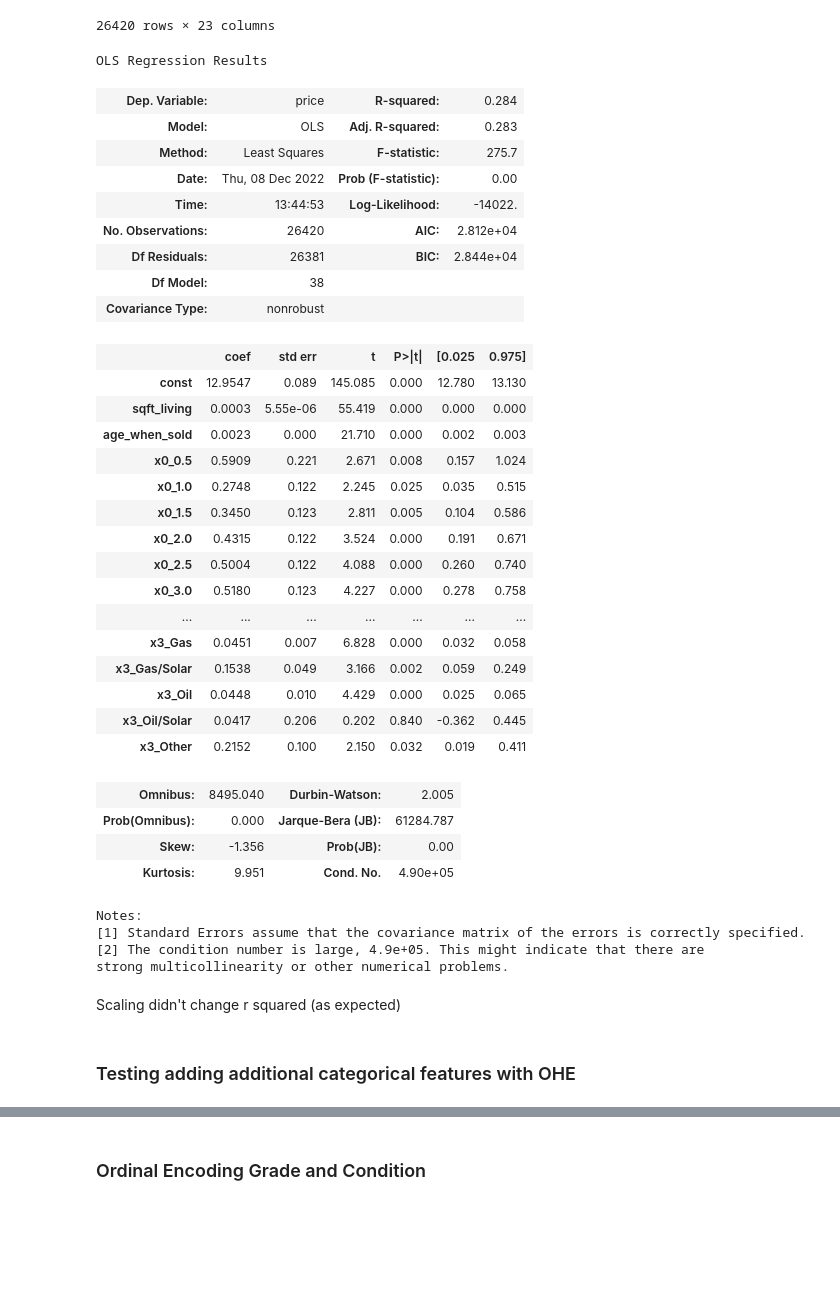
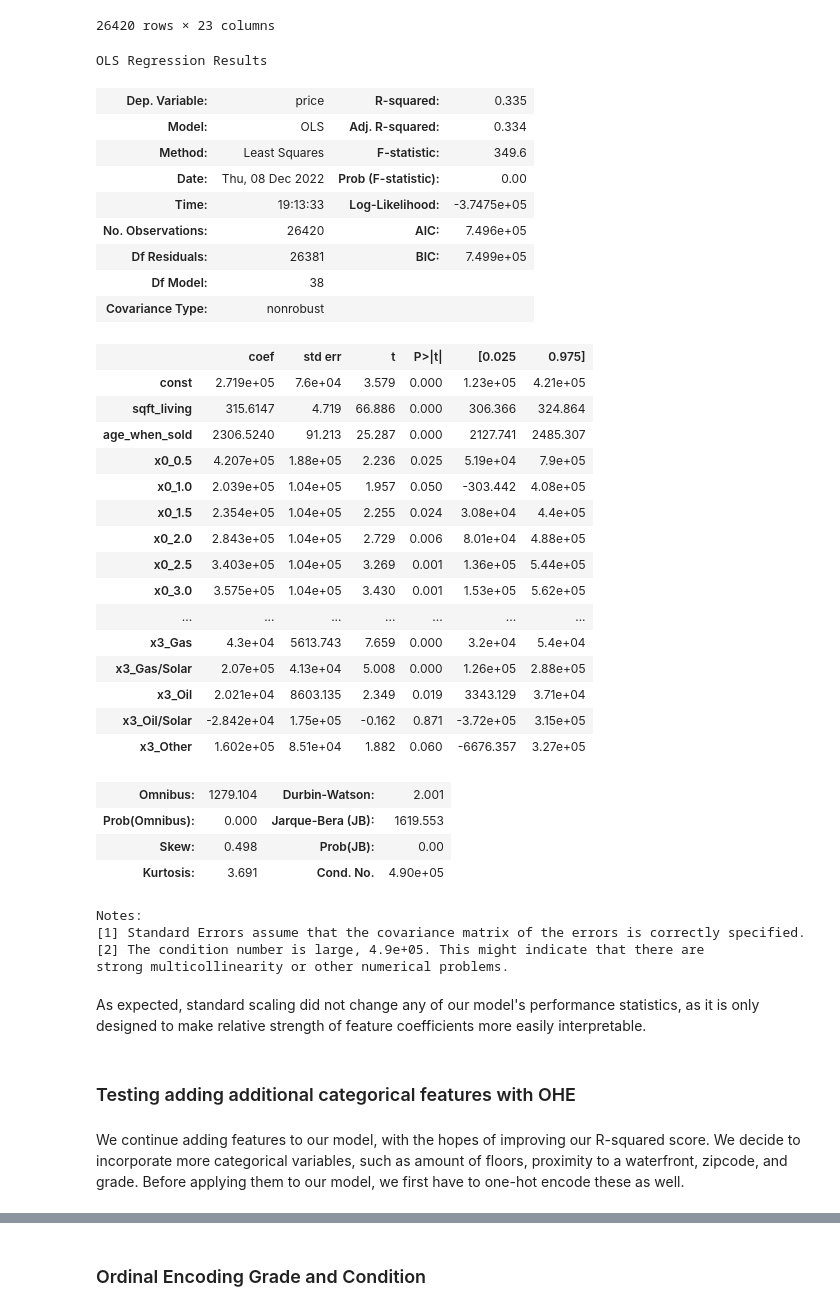
Before and after one commit to ilanhaskel/Real_Estate_Sale_Price_Predictor, a Jupyter notebook: eda_clean_ilan_assumptions-AddNate2.ipynb, the cells around one changed output, grey strips where cells are left out. Cells and saved outputs as stored; diff of their text form; code cells hidden in the pictures; blank space fills up the shorter version.

```diff
--- a/eda_clean_ilan_assumptions-AddNate2.ipynb
+++ b/eda_clean_ilan_assumptions-AddNate2.ipynb
@@ -431,7 +459,8 @@ X_cat.head(2)
 | 1 | 1.0 | 2770 | 71 | 0.0 | 0.0 | 0.0 | 0.0 | 1.0 | 0.0 | 0.0 | ... |
 2 rows × 39 columns
 # %%
-scaled_oheall_model = sm.OLS(y2, sm.add_constant(X_cat)).fit()
+# Creating our new model using one-hot encoded categorical features
+scaled_oheall_model = sm.OLS(y, sm.add_constant(X_cat)).fit()
 scaled_oheall_model.summary()
 # %% [output]
 OLS Regression Results
@@ -490,57 +523,59 @@ df
 # %%
 ohe_cols = ['bathrooms',
             'bedrooms',
             'condition',
             'heat_source']
 
 ohe = OneHotEncoder(drop='first')
 
 ohe.fit(df[ohe_cols])
 ohe_all = pd.DataFrame(ohe.transform(df[ohe_cols]).todense(),
                             columns=ohe.get_feature_names())
 
 X_cat = pd.concat([x,ohe_all], axis=1)
-scaled_oheall_model = sm.OLS(y2, sm.add_constant(X_cat)).fit()
+scaled_oheall_model = sm.OLS(y, sm.add_constant(X_cat)).fit()
 scaled_oheall_model.summary()
 # %% [output]
 OLS Regression Results
-| Dep. Variable: | price | R-squared: | 0.284 |
-| Model: | OLS | Adj. R-squared: | 0.283 |
-| Method: | Least Squares | F-statistic: | 275.7 |
+| Dep. Variable: | price | R-squared: | 0.335 |
+| Model: | OLS | Adj. R-squared: | 0.334 |
+| Method: | Least Squares | F-statistic: | 349.6 |
 | Date: | Thu, 08 Dec 2022 | Prob (F-statistic): | 0.00 |
-| Time: | 13:44:53 | Log-Likelihood: | -14022. |
-| No. Observations: | 26420 | AIC: | 2.812e+04 |
-| Df Residuals: | 26381 | BIC: | 2.844e+04 |
+| Time: | 19:13:33 | Log-Likelihood: | -3.7475e+05 |
+| No. Observations: | 26420 | AIC: | 7.496e+05 |
+| Df Residuals: | 26381 | BIC: | 7.499e+05 |
 | Df Model: | 38 |  |  |
 | Covariance Type: | nonrobust |  |  |
 |  | coef | std err | t | P>|t| | [0.025 | 0.975] |
-| const | 12.9547 | 0.089 | 145.085 | 0.000 | 12.780 | 13.130 |
-| sqft_living | 0.0003 | 5.55e-06 | 55.419 | 0.000 | 0.000 | 0.000 |
-| age_when_sold | 0.0023 | 0.000 | 21.710 | 0.000 | 0.002 | 0.003 |
-| x0_0.5 | 0.5909 | 0.221 | 2.671 | 0.008 | 0.157 | 1.024 |
-| x0_1.0 | 0.2748 | 0.122 | 2.245 | 0.025 | 0.035 | 0.515 |
-| x0_1.5 | 0.3450 | 0.123 | 2.811 | 0.005 | 0.104 | 0.586 |
-| x0_2.0 | 0.4315 | 0.122 | 3.524 | 0.000 | 0.191 | 0.671 |
-| x0_2.5 | 0.5004 | 0.122 | 4.088 | 0.000 | 0.260 | 0.740 |
-| x0_3.0 | 0.5180 | 0.123 | 4.227 | 0.000 | 0.278 | 0.758 |
+| const | 2.719e+05 | 7.6e+04 | 3.579 | 0.000 | 1.23e+05 | 4.21e+05 |
+| sqft_living | 315.6147 | 4.719 | 66.886 | 0.000 | 306.366 | 324.864 |
+| age_when_sold | 2306.5240 | 91.213 | 25.287 | 0.000 | 2127.741 | 2485.307 |
+| x0_0.5 | 4.207e+05 | 1.88e+05 | 2.236 | 0.025 | 5.19e+04 | 7.9e+05 |
+| x0_1.0 | 2.039e+05 | 1.04e+05 | 1.957 | 0.050 | -303.442 | 4.08e+05 |
+| x0_1.5 | 2.354e+05 | 1.04e+05 | 2.255 | 0.024 | 3.08e+04 | 4.4e+05 |
+| x0_2.0 | 2.843e+05 | 1.04e+05 | 2.729 | 0.006 | 8.01e+04 | 4.88e+05 |
+| x0_2.5 | 3.403e+05 | 1.04e+05 | 3.269 | 0.001 | 1.36e+05 | 5.44e+05 |
+| x0_3.0 | 3.575e+05 | 1.04e+05 | 3.430 | 0.001 | 1.53e+05 | 5.62e+05 |
 | ... | ... | ... | ... | ... | ... | ... |
-| x3_Gas | 0.0451 | 0.007 | 6.828 | 0.000 | 0.032 | 0.058 |
-| x3_Gas/Solar | 0.1538 | 0.049 | 3.166 | 0.002 | 0.059 | 0.249 |
-| x3_Oil | 0.0448 | 0.010 | 4.429 | 0.000 | 0.025 | 0.065 |
-| x3_Oil/Solar | 0.0417 | 0.206 | 0.202 | 0.840 | -0.362 | 0.445 |
-| x3_Other | 0.2152 | 0.100 | 2.150 | 0.032 | 0.019 | 0.411 |
+| x3_Gas | 4.3e+04 | 5613.743 | 7.659 | 0.000 | 3.2e+04 | 5.4e+04 |
+| x3_Gas/Solar | 2.07e+05 | 4.13e+04 | 5.008 | 0.000 | 1.26e+05 | 2.88e+05 |
+| x3_Oil | 2.021e+04 | 8603.135 | 2.349 | 0.019 | 3343.129 | 3.71e+04 |
+| x3_Oil/Solar | -2.842e+04 | 1.75e+05 | -0.162 | 0.871 | -3.72e+05 | 3.15e+05 |
+| x3_Other | 1.602e+05 | 8.51e+04 | 1.882 | 0.060 | -6676.357 | 3.27e+05 |
-| Omnibus: | 8495.040 | Durbin-Watson: | 2.005 |
-| Prob(Omnibus): | 0.000 | Jarque-Bera (JB): | 61284.787 |
-| Skew: | -1.356 | Prob(JB): | 0.00 |
-| Kurtosis: | 9.951 | Cond. No. | 4.90e+05 |
+| Omnibus: | 1279.104 | Durbin-Watson: | 2.001 |
+| Prob(Omnibus): | 0.000 | Jarque-Bera (JB): | 1619.553 |
+| Skew: | 0.498 | Prob(JB): | 0.00 |
+| Kurtosis: | 3.691 | Cond. No. | 4.90e+05 |
 Notes:
 [1] Standard Errors assume that the covariance matrix of the errors is correctly specified.
 [2] The condition number is large, 4.9e+05. This might indicate that there are
 strong multicollinearity or other numerical problems.
-# %% [markdown]
-Scaling didn't change r squared (as expected)
+# %% [markdown]
+As expected, standard scaling did not change any of our model's performance statistics, as it is only designed to make relative strength of feature coefficients more easily interpretable.
 # %% [markdown]
 ### Testing adding additional categorical features with OHE
+# %% [markdown]
+We continue adding features to our model, with the hopes of improving our R-squared score. We decide to incorporate more categorical variables, such as amount of floors, proximity to a waterfront, zipcode, and grade. Before applying them to our model, we first have to one-hot encode these as well.
 # %%
 ohe_cols = ['bathrooms',
             'bedrooms',
```
Also changed, not shown: parts of 109 cells of this notebook.
